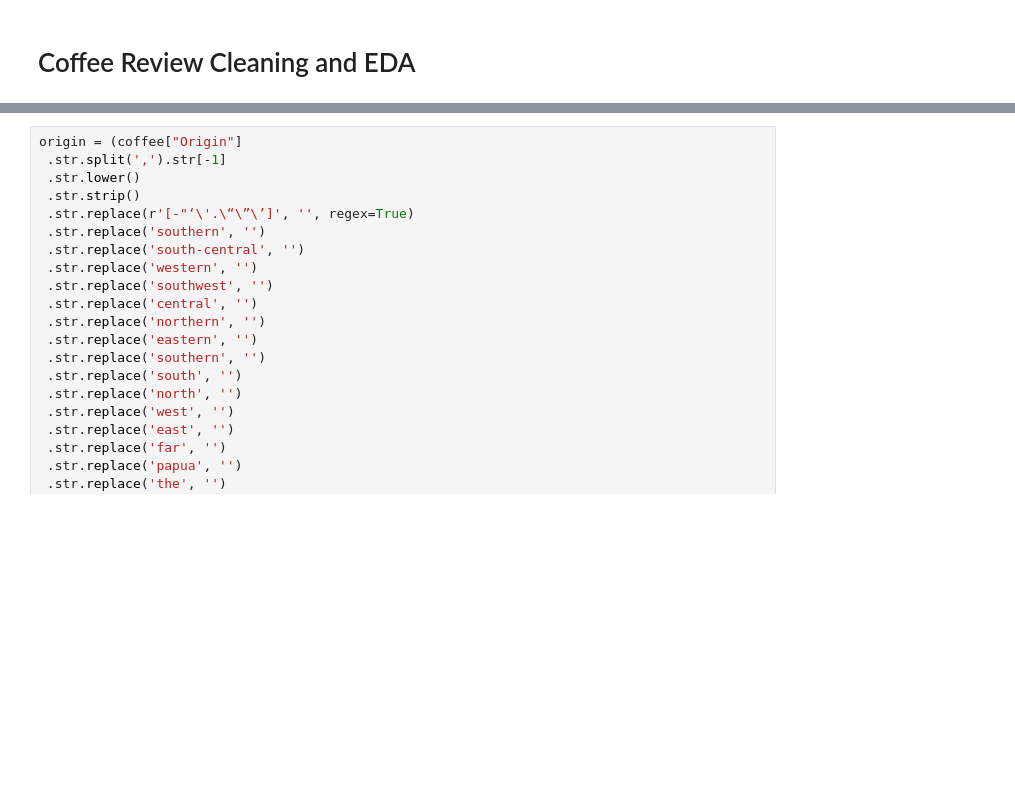
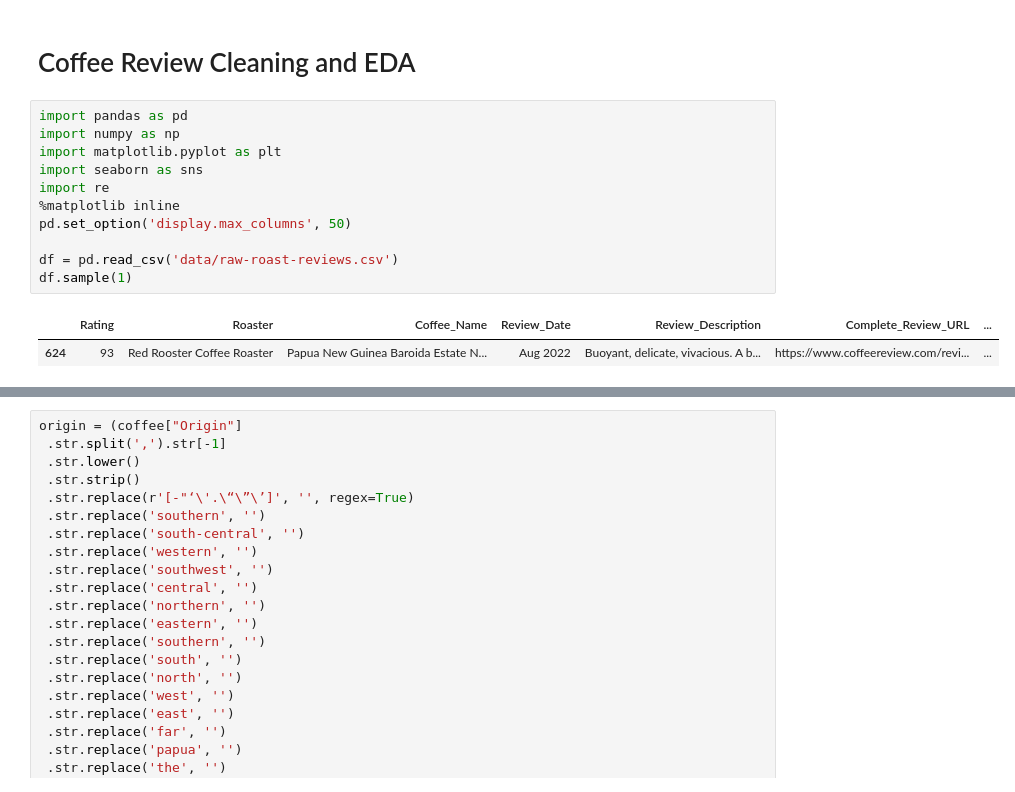
Before and after one commit to tynardone/coffee-reviews-analysis, a Jupyter notebook: coffee-review-eda.ipynb, the cells around one changed output, grey strips where cells are left out. Saved outputs shown, nothing was run; the diff lists cells and outputs as text; blank space fills up the shorter version.

```diff
--- a/coffee-review-eda.ipynb
+++ b/coffee-review-eda.ipynb
@@ -1,3 +1,17 @@
 # %% [markdown]
 # Coffee Review Cleaning and EDA
+# %%
+import pandas as pd
+import numpy as np
+import matplotlib.pyplot as plt
+import seaborn as sns
+import re
+%matplotlib inline
+pd.set_option('display.max_columns', 50)
+
+df = pd.read_csv('data/raw-roast-reviews.csv')
+df.sample(1)
+# %% [output]
+|  | Rating | Roaster | Coffee_Name | Review_Date | Review_Description | Complete_Review_URL | ... |
+| 624 | 93 | Red Rooster Coffee Roaster | Papua New Guinea Baroida Estate N... | Aug 2022 | Buoyant, delicate, vivacious. A b... | https://www.coffeereview.com/revi... | ... |
 # %%
```
Also changed, not shown: parts of 8 cells of this notebook.
